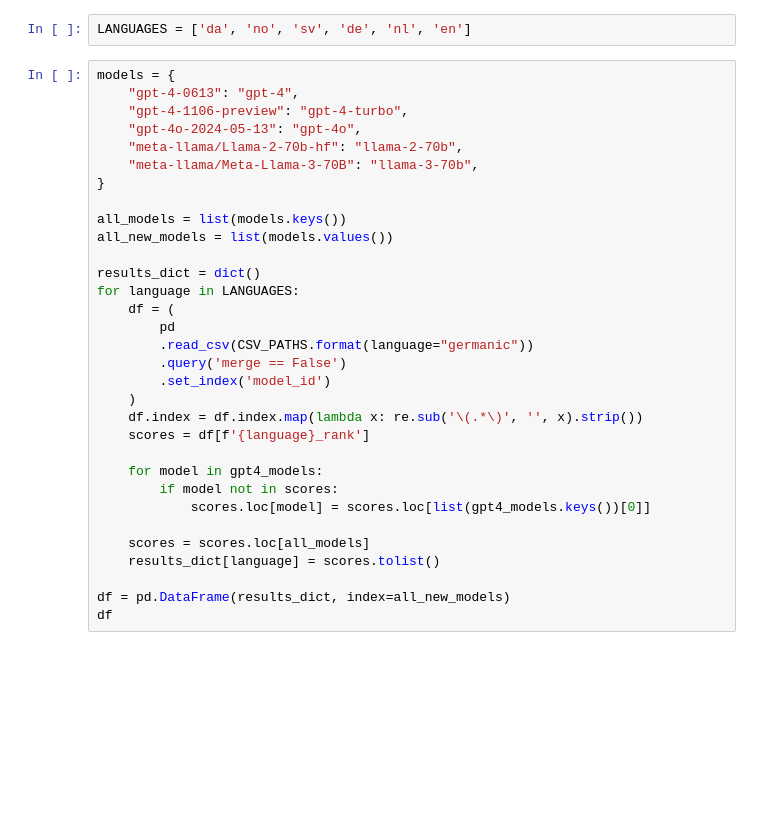
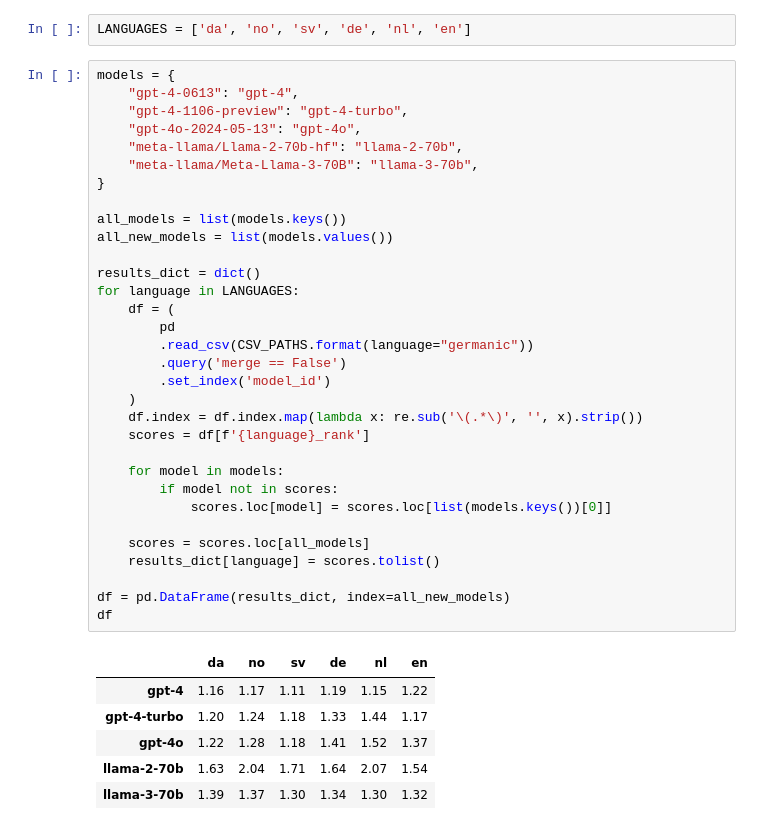
Before and after one commit to ScandEval/scandeval.github.io, a Jupyter notebook: python/gpt4-drop-plot.ipynb, the cells around one changed output. Cells and saved outputs as stored; diff of their text form; blank space fills up the shorter version.

```diff
--- a/python/gpt4-drop-plot.ipynb
+++ b/python/gpt4-drop-plot.ipynb
@@ -15,35 +17,42 @@ LANGUAGES = ['da', 'no', 'sv', 'de', 'nl', 'en']
 # %%
 models = {
     "gpt-4-0613": "gpt-4",
     "gpt-4-1106-preview": "gpt-4-turbo",
     "gpt-4o-2024-05-13": "gpt-4o",
     "meta-llama/Llama-2-70b-hf": "llama-2-70b",
     "meta-llama/Meta-Llama-3-70B": "llama-3-70b",
 }
 
 all_models = list(models.keys())
 all_new_models = list(models.values())
 
 results_dict = dict()
 for language in LANGUAGES:
     df = (
         pd
         .read_csv(CSV_PATHS.format(language="germanic"))
         .query('merge == False')
         .set_index('model_id')
     )
     df.index = df.index.map(lambda x: re.sub('\(.*\)', '', x).strip())
     scores = df[f'{language}_rank']
 
-    for model in gpt4_models:
+    for model in models:
         if model not in scores:
-            scores.loc[model] = scores.loc[list(gpt4_models.keys())[0]]
+            scores.loc[model] = scores.loc[list(models.keys())[0]]
 
     scores = scores.loc[all_models]
     results_dict[language] = scores.tolist()
 
 df = pd.DataFrame(results_dict, index=all_new_models)
 df
+# %% [output]
+|  | da | no | sv | de | nl | en |
+| gpt-4 | 1.16 | 1.17 | 1.11 | 1.19 | 1.15 | 1.22 |
+| gpt-4-turbo | 1.20 | 1.24 | 1.18 | 1.33 | 1.44 | 1.17 |
+| gpt-4o | 1.22 | 1.28 | 1.18 | 1.41 | 1.52 | 1.37 |
+| llama-2-70b | 1.63 | 2.04 | 1.71 | 1.64 | 2.07 | 1.54 |
+| llama-3-70b | 1.39 | 1.37 | 1.30 | 1.34 | 1.30 | 1.32 |
 # %%
 gpt4_models = {model_id: model_name for model_id, model_name in models.items() if "gpt-4" in model_name}
 gpt4_values = df.loc[list(gpt4_models.values())[0]]
```
Also changed, not shown: parts of 6 cells of this notebook, 2 other files.
